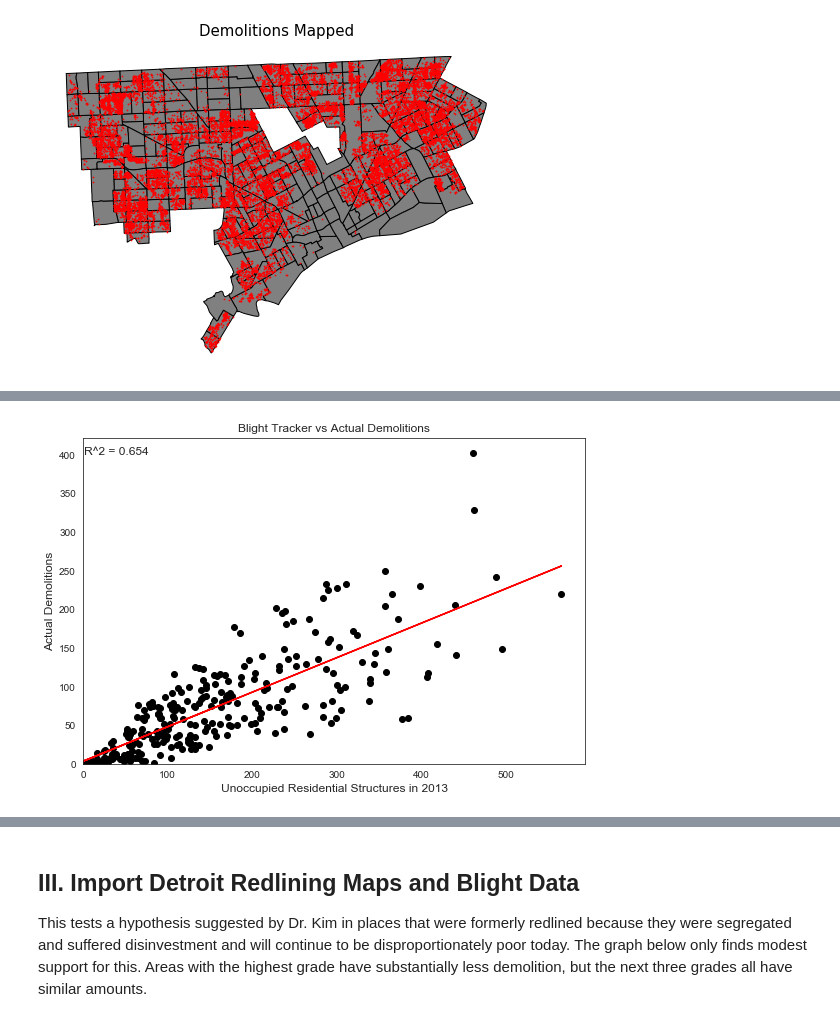
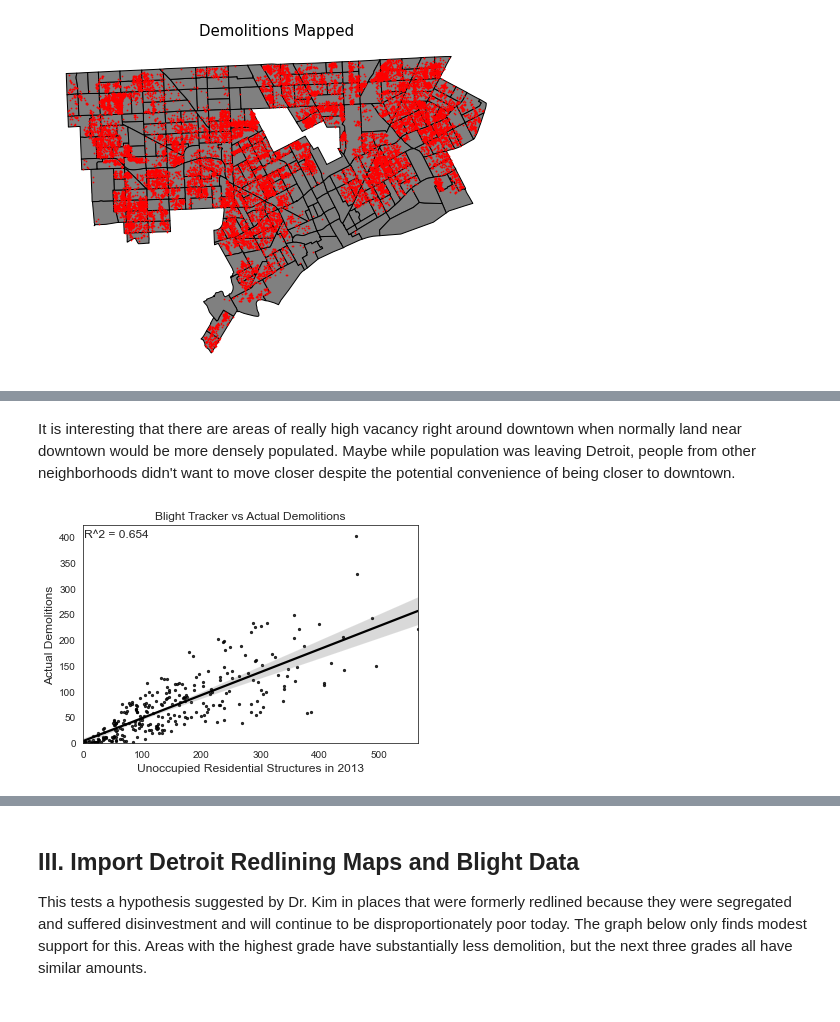
Before and after one commit to pmannino5/Demolitions, a Jupyter notebook: Demolitions_Analysis.ipynb, the cells around one changed output, grey strips where cells are left out. Cells and saved outputs as stored; diff of their text form; code cells hidden in the pictures.

```diff
--- a/Demolitions_Analysis.ipynb
+++ b/Demolitions_Analysis.ipynb
@@ -30,9 +59,5 @@ AxesSubplot(0.125,0.194852;0.775x0.615297)
 # %%
-#Import Michigan tract shapes and align CRS's between tracts and demolition data
-michigan=gpd.read_file('Census_Tracts_Census_2010_Michigan/Census_Tracts_Census_2010_Michigan.shp')
-demos=demos.to_crs(michigan.crs)
-
 #Limit Michigan data to just Detroit tracts
-detroit=michigan[michigan['City'] == 'Detroit'].reset_index()
+detroit=michigan[michigan['City'] == 'Detroit'].reset_index(drop=True)
 detroit.plot(color='white', edgecolor='black')
 # %% [output]
@@ -72,7 +100,11 @@ demo_tract.head()
 # %%
 #Calculate demolitions by tract
-demolition_by_tract=demo_tract[['OBJECTID', 'STATEFP10','COUNTYFP10','TRACTCE10']].groupby(['STATEFP10','COUNTYFP10','TRACTCE10']).count().reset_index()
+demolition_by_tract=demo_tract.groupby(['STATEFP10','COUNTYFP10','TRACTCE10'])['OBJECTID'].count().reset_index()
+
+#rename columns
 demolition_by_tract.columns = ['statefp','countyfp','tractfp','demolitions']
+
+#generate geoid
 demolition_by_tract['tractid']=demolition_by_tract['statefp'] + demolition_by_tract['countyfp'] + demolition_by_tract['tractfp']
 # %%
 #Chloropleth map of demolitions by tract
@@ -95,4 +134,0 @@ In 2013, a committee on blight in Detroit worked with a non-profit to survey all
-# %%
-#This import contains the total number of unoccupied residential structures by tract
-blight=pd.read_csv('MotorCityMapping_Blight.csv', dtype={'GEOID10':'str'})
-blight.shape
@@ -103,0 +146,7 @@ blight_lim=blight[['OBJECTID','GEOID10','ResStruct_Unoccupied']]
+# %%
+#retain only necessary columns
+blight_lim=blight[['OBJECTID','GEOID10','ResStruct_Unoccupied','Total_Surveyed','StructureNo']]
+
+#fill na values with 0
+blight_lim['ResStruct_Unoccupied']=blight_lim['ResStruct_Unoccupied'].fillna(0)
+blight_lim['StructureNo']=blight_lim['StructureNo'].fillna(0)
@@ -104,3 +174,5 @@ blight_lim=blight[['OBJECTID','GEOID10','ResStruct_Unoccupied']]
+# %% [markdown]
+It is interesting that there are areas of really high vacancy right around downtown when normally land near downtown would be more densely populated. Maybe while population was leaving Detroit, people from other neighborhoods didn't want to move closer despite the potential convenience of being closer to downtown.
 # %%
 #Merge abandoned structures by tract to demolitions by tract
 tract_demo_blight=pd.merge(demolition_by_tract, blight_lim, how='left', left_on='tractid',right_on='GEOID10')
@@ -108,23 +180,23 @@ tract_demo_blight['ResStruct_Unoccupied'] = tract_demo_blight['ResStruct_Unoccup
 # %%
 #Scatter plot of demolitions by tract against abandoned residential structures by tract
 sns.set_style('white')
-fig=plt.subplots(figsize=(9,6))
 
+#calculate R-Squared
 X=tract_demo_blight['ResStruct_Unoccupied']
 Y=tract_demo_blight['demolitions']
 slope, intercept, r_value, p_value, std_err=sci.linregress(X,Y)
 Yhat=intercept + slope*X
 
+#plot and add R2
+sns.regplot(X,Y,color='black',scatter_kws={'s' : 5})
+plt.text(1,400, 'R^2 = '+str(round(r_value**2,3)), fontsize=12)
 
-plt.subplot()
-plt.scatter(X,Y,color='black')
-plt.plot(X,Yhat, color='red')
-plt.text(1,400, 'R^2 = '+str(round(r_value**2,3)), fontsize=12)
+#format and save
 plt.title('Blight Tracker vs Actual Demolitions', fontsize=12)
 plt.xlabel('Unoccupied Residential Structures in 2013', fontsize=12)
 plt.ylabel('Actual Demolitions', fontsize=12)
 plt.xlim(0,)
 plt.ylim(0,)
-plt.savefig('abandonedunits.png')
+plt.savefig('figures/abandonedunits.png')
 # %% [output]
-[figure, old version]
+[figure, new version]
```
Also changed, not shown: parts of 47 cells of this notebook.
